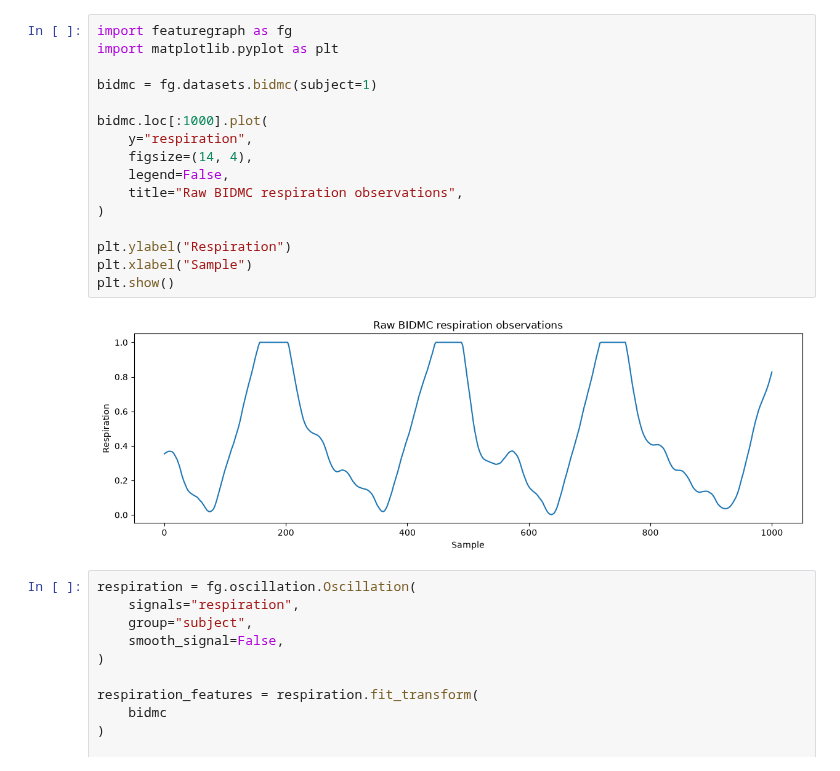
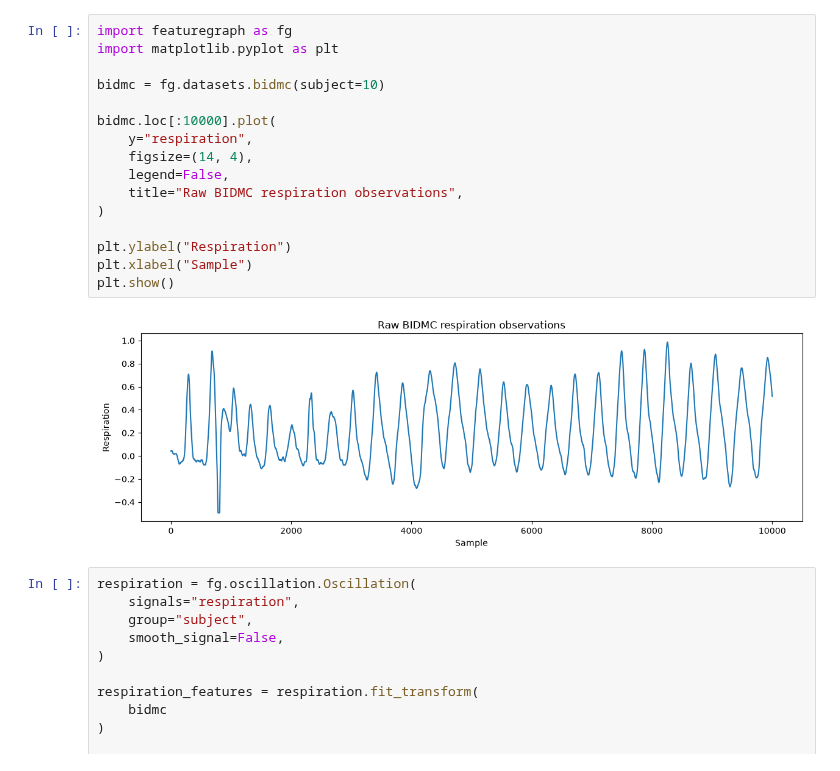
Before and after one commit to featuregraph/featuregraph, a Jupyter notebook: notebooks/demo_notebook.ipynb, the cells around one changed output. Saved outputs shown, nothing was run; the diff lists cells and outputs as text.

```diff
--- a/notebooks/demo_notebook.ipynb
+++ b/notebooks/demo_notebook.ipynb
@@ -1,21 +1,21 @@
 # %%
 import featuregraph as fg
 import matplotlib.pyplot as plt
 
-bidmc = fg.datasets.bidmc(subject=1)
+bidmc = fg.datasets.bidmc(subject=10)
 
-bidmc.loc[:1000].plot(
+bidmc.loc[:10000].plot(
     y="respiration",
     figsize=(14, 4),
     legend=False,
     title="Raw BIDMC respiration observations",
 )
 
 plt.ylabel("Respiration")
 plt.xlabel("Sample")
 plt.show()
 # %% [output]
-[figure, old version]
+[figure, new version]
 # %%
 respiration = fg.oscillation.Oscillation(
     signals="respiration",
```
Also changed, not shown: parts of 6 cells of this notebook.
